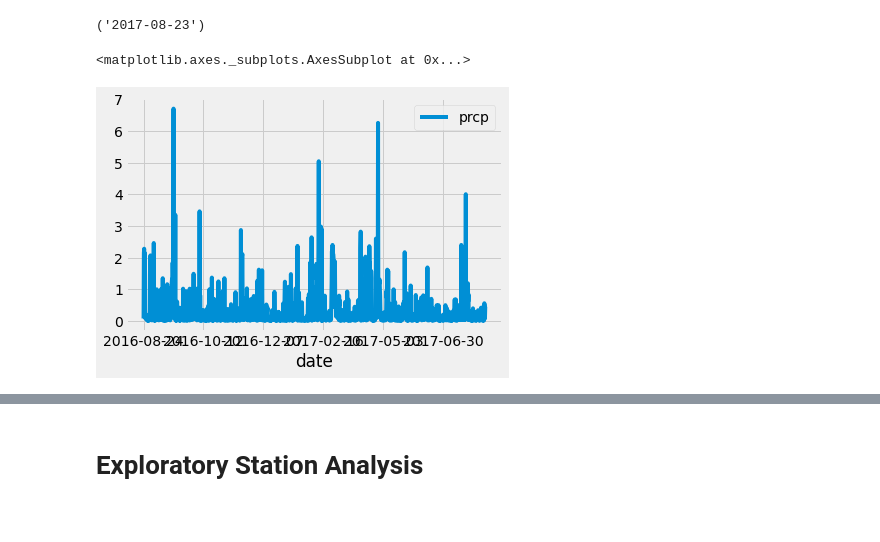
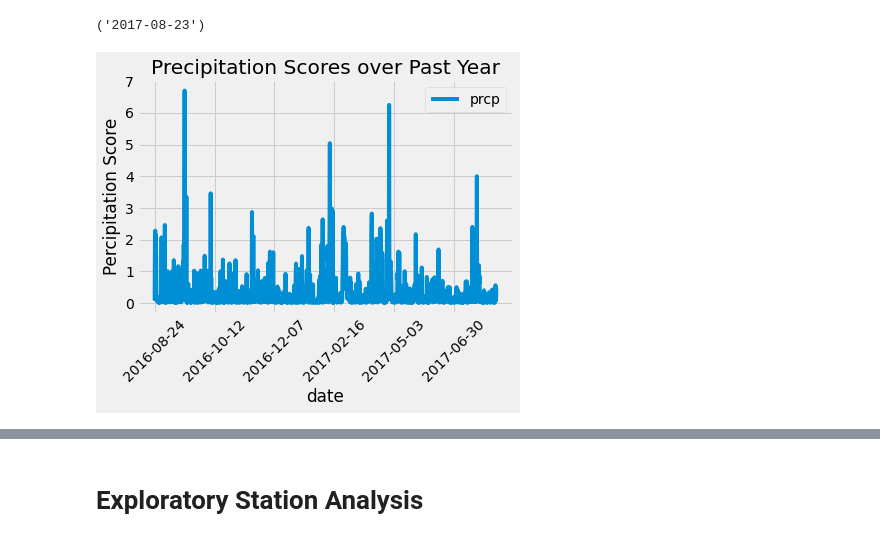
Before and after one commit to shaff183/sqlalchemy-challenge, a Jupyter notebook: climate_starter.ipynb, the cells around one changed output, grey strips where cells are left out. Cells and saved outputs as stored; diff of their text form; code cells hidden in the pictures.

Commit message:
finding the most active stations and finished plots of precipitation scores

```diff
--- a/climate_starter.ipynb
+++ b/climate_starter.ipynb
@@ -48,26 +48,29 @@ most_recent_day
 # %%
 # Design a query to retrieve the last 12 months of precipitation data and plot the results.
 # Starting from the most recent data point in the database.
 
 # Calculate the date one year from the last date in data set.
 one_year_ago = dt.date(2017,8,23) - dt.timedelta(days=365)
 # Perform a query to retrieve the data and precipitation scores
 past_year_precip_data = session.query(Measurement.date, Measurement.prcp).\
     order_by((Measurement.date).asc()).\
     filter(Measurement.date > one_year_ago).\
     filter(Measurement.prcp).all()
 
 
 # Save the query results as a Pandas DataFrame and set the index to the date column
 past_year_precip_df = pd.DataFrame(past_year_precip_data)
 past_year_precip_df.set_index('date', inplace=True)
 # Sort the dataframe by date
 past_year_precip_df.sort_values(by=['date'], ascending=True)
 
 # Use Pandas Plotting with Matplotlib to plot the data
 past_year_precip_df.plot()
+plt.title("Precipitation Scores over Past Year")
+plt.ylabel("Percipitation Score")
+plt.xticks(rotation=45)
+plt.show()
 # %% [output]
-<matplotlib.axes._subplots.AxesSubplot at 0x...>
-[figure, old version]
+[figure, new version]
 # %%
 # Use Pandas to calcualte the summary statistics for the precipitation data
```
Also changed, not shown: parts of 3 cells of this notebook.
